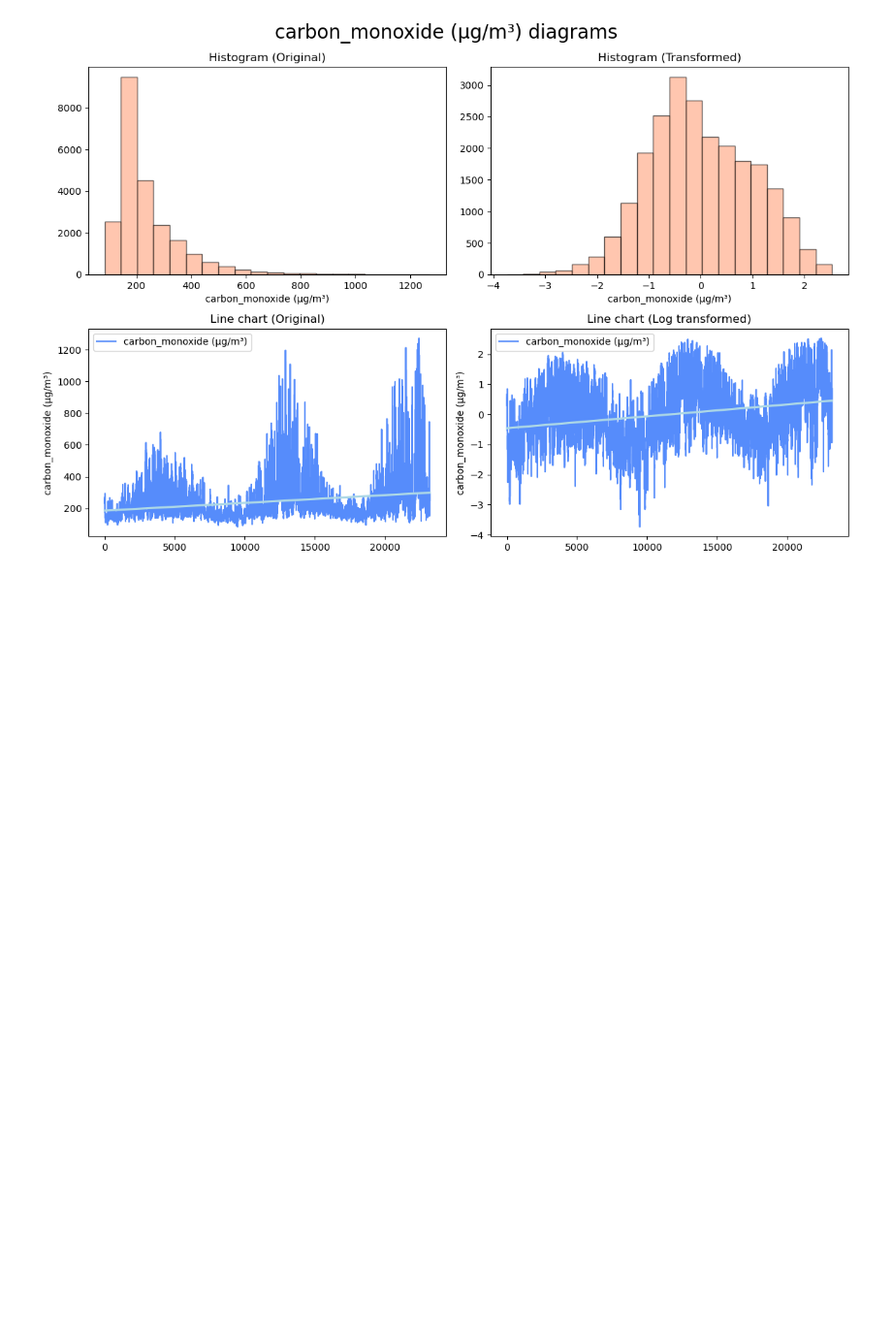
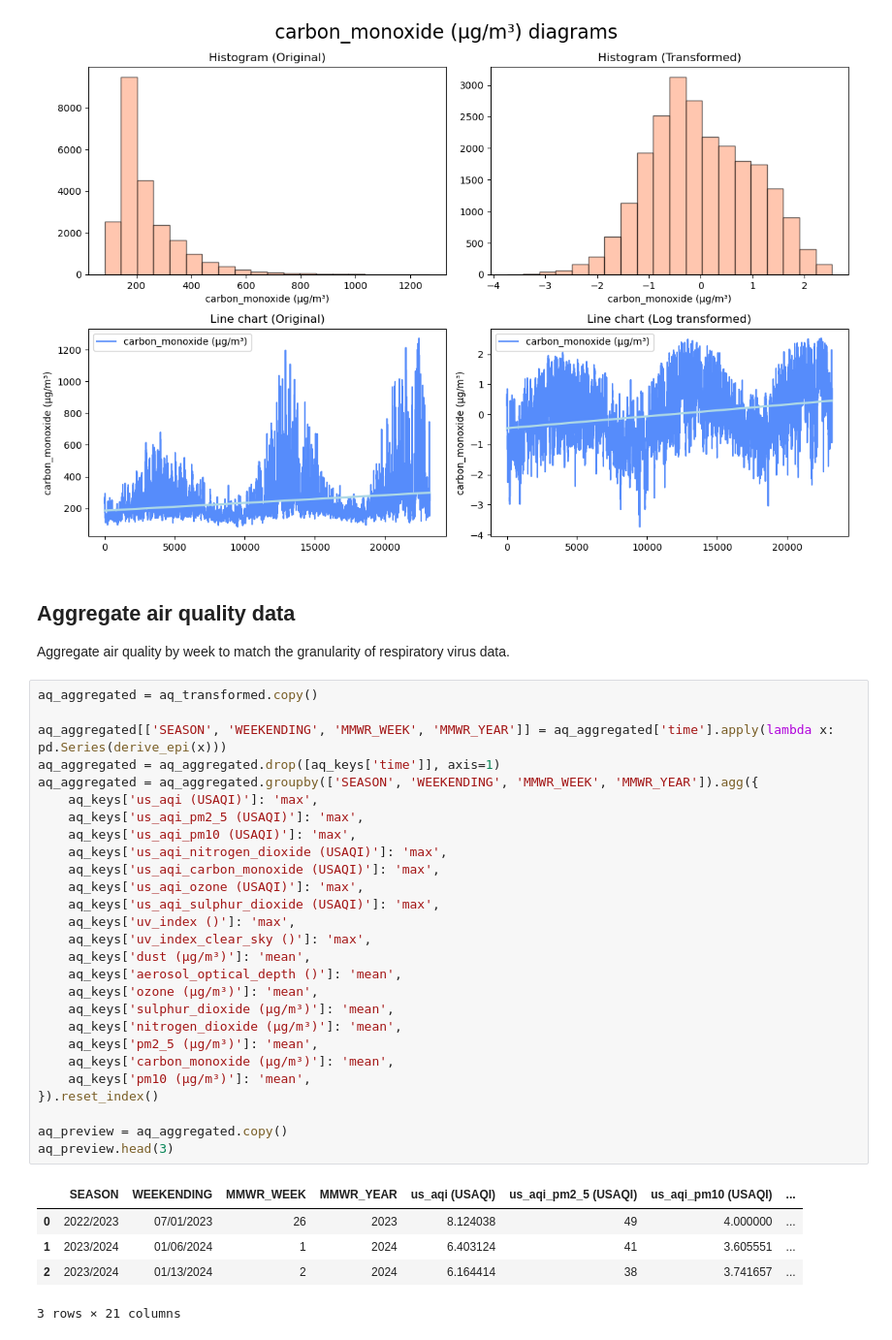
Before and after one commit to ianbunag/cmpe-255-data-mining-project, a Jupyter notebook: 03-30-data-preparation-open-meteo.ipynb, the cells around one changed output. Shown at 97% size. Cells and saved outputs as stored; diff of their text form; blank space fills up the shorter version.

Commit message:
Aggregate air quality data

```diff
--- a/03-30-data-preparation-open-meteo.ipynb
+++ b/03-30-data-preparation-open-meteo.ipynb
@@ -172,3 +173,39 @@ for feature_comparison in features_comparison:
 [figure]
 [figure]
 [figure]
+# %% [markdown]
+## Aggregate air quality data
+Aggregate air quality by week to match the granularity of respiratory virus data.
+# %%
+aq_aggregated = aq_transformed.copy()
+
+aq_aggregated[['SEASON', 'WEEKENDING', 'MMWR_WEEK', 'MMWR_YEAR']] = aq_aggregated['time'].apply(lambda x: pd.Series(derive_epi(x)))
+aq_aggregated = aq_aggregated.drop([aq_keys['time']], axis=1)
+aq_aggregated = aq_aggregated.groupby(['SEASON', 'WEEKENDING', 'MMWR_WEEK', 'MMWR_YEAR']).agg({
+    aq_keys['us_aqi (USAQI)']: 'max',
+    aq_keys['us_aqi_pm2_5 (USAQI)']: 'max',
+    aq_keys['us_aqi_pm10 (USAQI)']: 'max',
+    aq_keys['us_aqi_nitrogen_dioxide (USAQI)']: 'max',
+    aq_keys['us_aqi_carbon_monoxide (USAQI)']: 'max',
+    aq_keys['us_aqi_ozone (USAQI)']: 'max',
+    aq_keys['us_aqi_sulphur_dioxide (USAQI)']: 'max',
+    aq_keys['uv_index ()']: 'max',
+    aq_keys['uv_index_clear_sky ()']: 'max',
+    aq_keys['dust (μg/m³)']: 'mean',
+    aq_keys['aerosol_optical_depth ()']: 'mean',
+    aq_keys['ozone (μg/m³)']: 'mean',
+    aq_keys['sulphur_dioxide (μg/m³)']: 'mean',
+    aq_keys['nitrogen_dioxide (μg/m³)']: 'mean',
+    aq_keys['pm2_5 (μg/m³)']: 'mean',
+    aq_keys['carbon_monoxide (μg/m³)']: 'mean',
+    aq_keys['pm10 (μg/m³)']: 'mean',
+}).reset_index()
+
+aq_preview = aq_aggregated.copy()
+aq_preview.head(3)
+# %% [output]
+|  | SEASON | WEEKENDING | MMWR_WEEK | MMWR_YEAR | us_aqi (USAQI) | us_aqi_pm2_5 (USAQI) | us_aqi_pm10 (USAQI) | ... |
+| 0 | 2022/2023 | 07/01/2023 | 26 | 2023 | 8.124038 | 49 | 4.000000 | ... |
+| 1 | 2023/2024 | 01/06/2024 | 1 | 2024 | 6.403124 | 41 | 3.605551 | ... |
+| 2 | 2023/2024 | 01/13/2024 | 2 | 2024 | 6.164414 | 38 | 3.741657 | ... |
+3 rows × 21 columns
```
Also changed, not shown: parts of 3 cells of this notebook, 5 other files.
